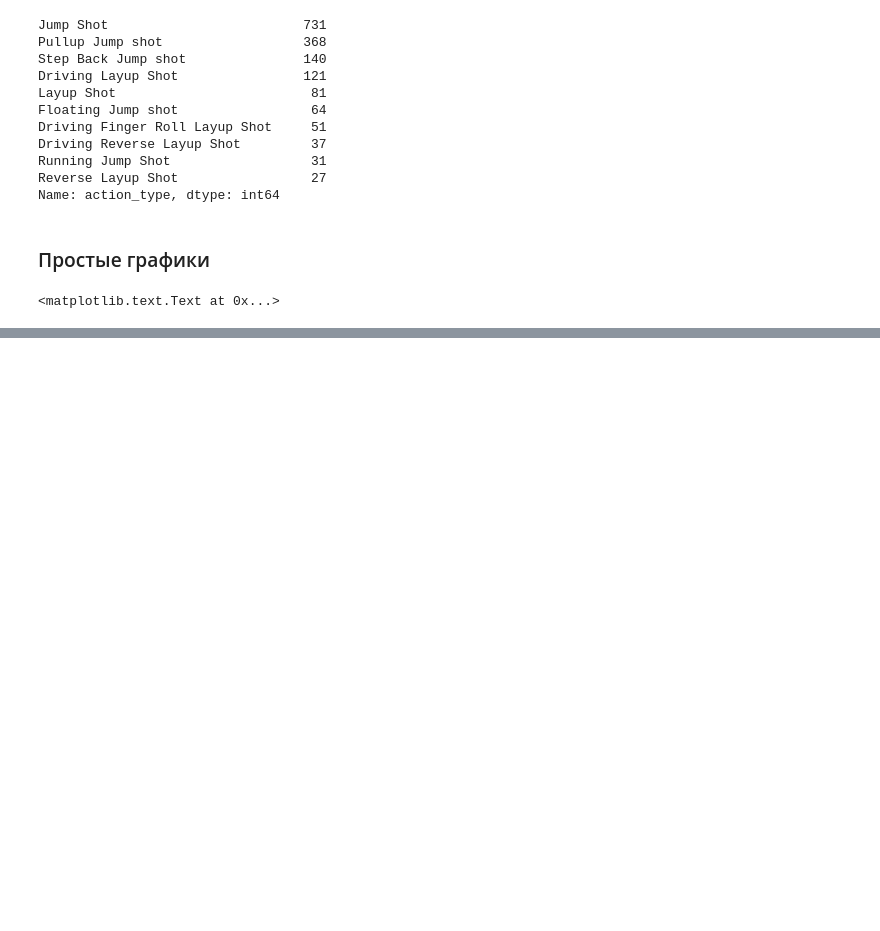
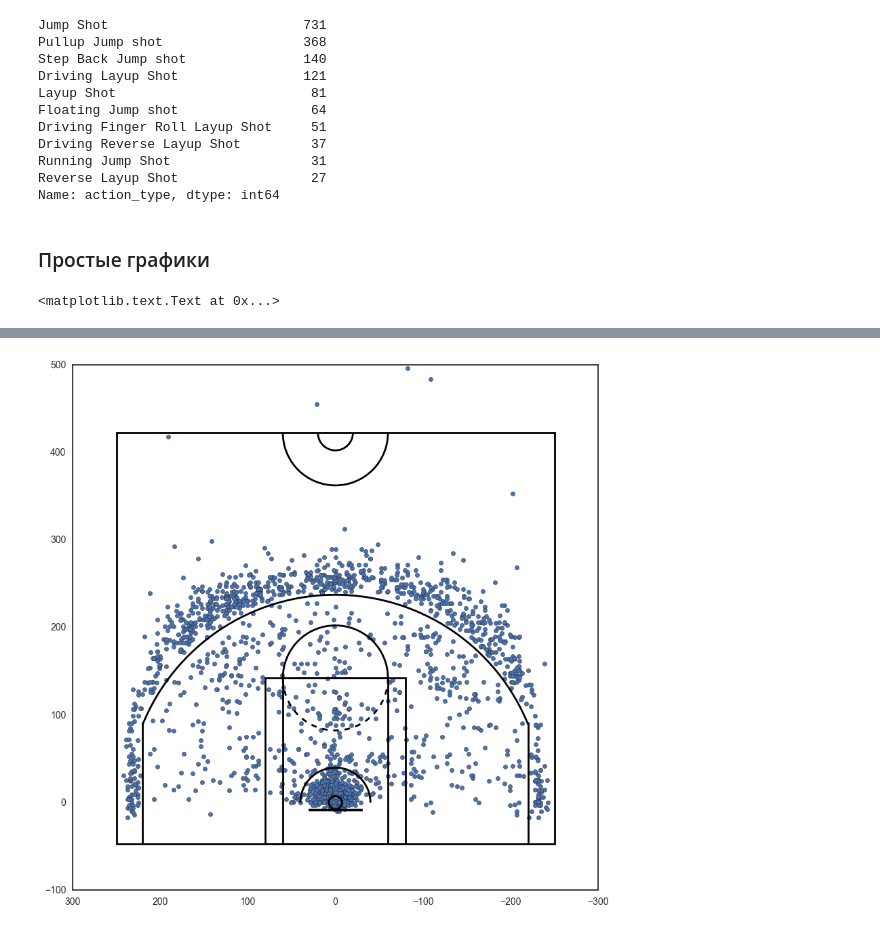
Before and after one commit to fursovia/hot-hand, a Jupyter notebook: difficulty analysis.ipynb, the cells around one changed output, grey strips where cells are left out. Saved outputs shown, nothing was run; the diff lists cells and outputs as text; code cells hidden in the pictures; blank space fills up the shorter version.

```diff
--- a/difficulty analysis.ipynb
+++ b/difficulty analysis.ipynb
@@ -223,0 +231,83 @@ plt.show()
+# %%
+# time to add basketball court lines for context
+from matplotlib.patches import Circle, Rectangle, Arc
+
+def draw_court(ax=None, color='black', lw=2, outer_lines=False):
+    # If an axes object isn't provided to plot onto, just get current one
+    if ax is None:
+        ax = plt.gca()
+
+    # Create the various parts of an NBA basketball court
+
+    # Create the basketball hoop
+    # Diameter of a hoop is 18" so it has a radius of 9", which is a value
+    # 7.5 in our coordinate system
+    hoop = Circle((0, 0), radius=7.5, linewidth=lw, color=color, fill=False)
+
+    # Create backboard
+    backboard = Rectangle((-30, -7.5), 60, -1, linewidth=lw, color=color)
+
+    # The paint
+    # Create the outer box 0f the paint, width=16ft, height=19ft
+    outer_box = Rectangle((-80, -47.5), 160, 190, linewidth=lw, color=color,
+                          fill=False)
+    # Create the inner box of the paint, widt=12ft, height=19ft
+    inner_box = Rectangle((-60, -47.5), 120, 190, linewidth=lw, color=color,
+                          fill=False)
+
+    # Create free throw top arc
+    top_free_throw = Arc((0, 142.5), 120, 120, theta1=0, theta2=180,
+                         linewidth=lw, color=color, fill=False)
+    # Create free throw bottom arc
+    bottom_free_throw = Arc((0, 142.5), 120, 120, theta1=180, theta2=0,
+                            linewidth=lw, color=color, linestyle='dashed')
+    # Restricted Zone, it is an arc with 4ft radius from center of the hoop
+    restricted = Arc((0, 0), 80, 80, theta1=0, theta2=180, linewidth=lw,
+                     color=color)
+
+    # Three point line
+    # Create the side 3pt lines, they are 14ft long before they begin to arc
+    corner_three_a = Rectangle((-220, -47.5), 0, 140, linewidth=lw,
+                               color=color)
+    corner_three_b = Rectangle((220, -47.5), 0, 140, linewidth=lw, color=color)
+    # 3pt arc - center of arc will be the hoop, arc is 23'9" away from hoop
+    # I just played around with the theta values until they lined up with the
+    # threes
+    three_arc = Arc((0, 0), 475, 475, theta1=22, theta2=158, linewidth=lw,
+                    color=color)
+
+    # Center Court
+    center_outer_arc = Arc((0, 422.5), 120, 120, theta1=180, theta2=0,
+                           linewidth=lw, color=color)
+    center_inner_arc = Arc((0, 422.5), 40, 40, theta1=180, theta2=0,
+                           linewidth=lw, color=color)
+
+    # List of the court elements to be plotted onto the axes
+    court_elements = [hoop, backboard, outer_box, inner_box, top_free_throw,
+                      bottom_free_throw, restricted, corner_three_a,
+                      corner_three_b, three_arc, center_outer_arc,
+                      center_inner_arc]
+
+    if outer_lines:
+        # Draw the half court line, baseline and side out bound lines
+        outer_lines = Rectangle((-250, -47.5), 500, 470, linewidth=lw,
+                                color=color, fill=False)
+        court_elements.append(outer_lines)
+
+    # Add the court elements onto the axes
+    for element in court_elements:
+        ax.add_patch(element)
+
+    return ax
+
+# let's draw the court
+plt.figure(figsize=(10,10))
+plt.scatter(sorted_shots['x'],sorted_shots['y'])
+draw_court(outer_lines=True)
+
+# and now draw the shots
+plt.ylim(-100,500)
+plt.xlim(300,-300)
+plt.show()
+# %% [output]
+[figure, added]
```
Also changed, not shown: parts of 7 cells of this notebook, 3 other files.
